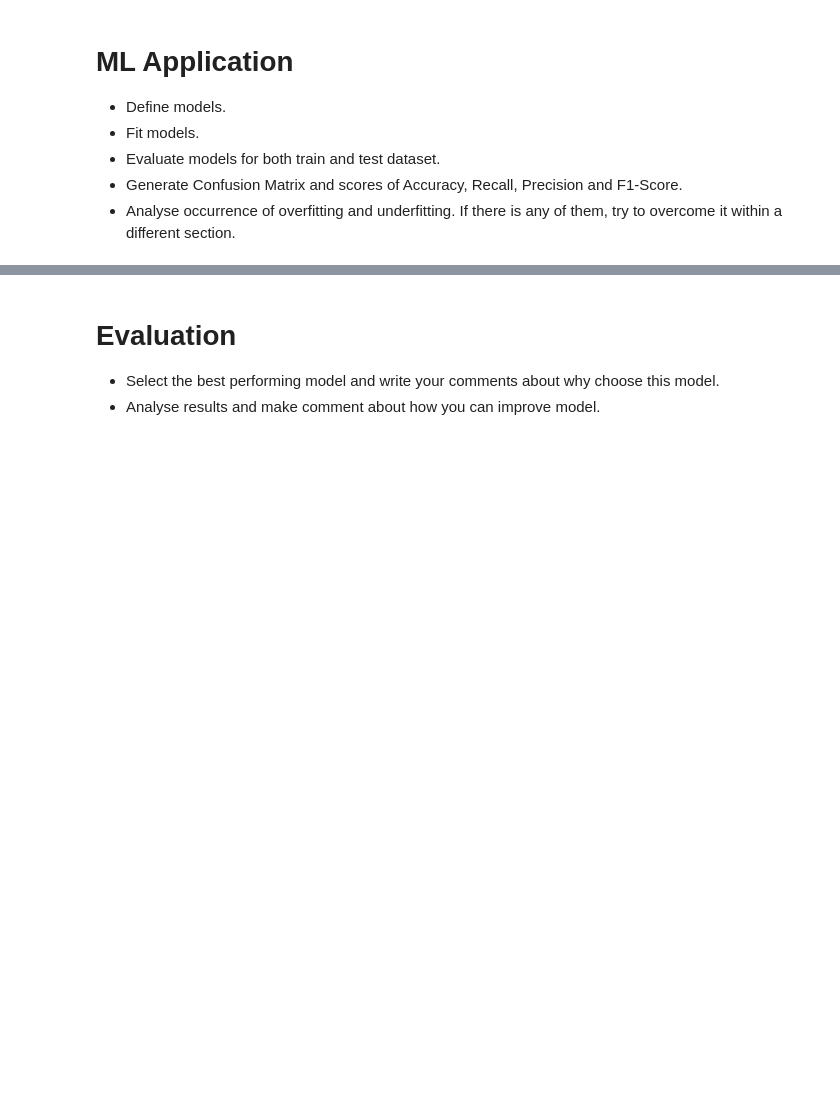
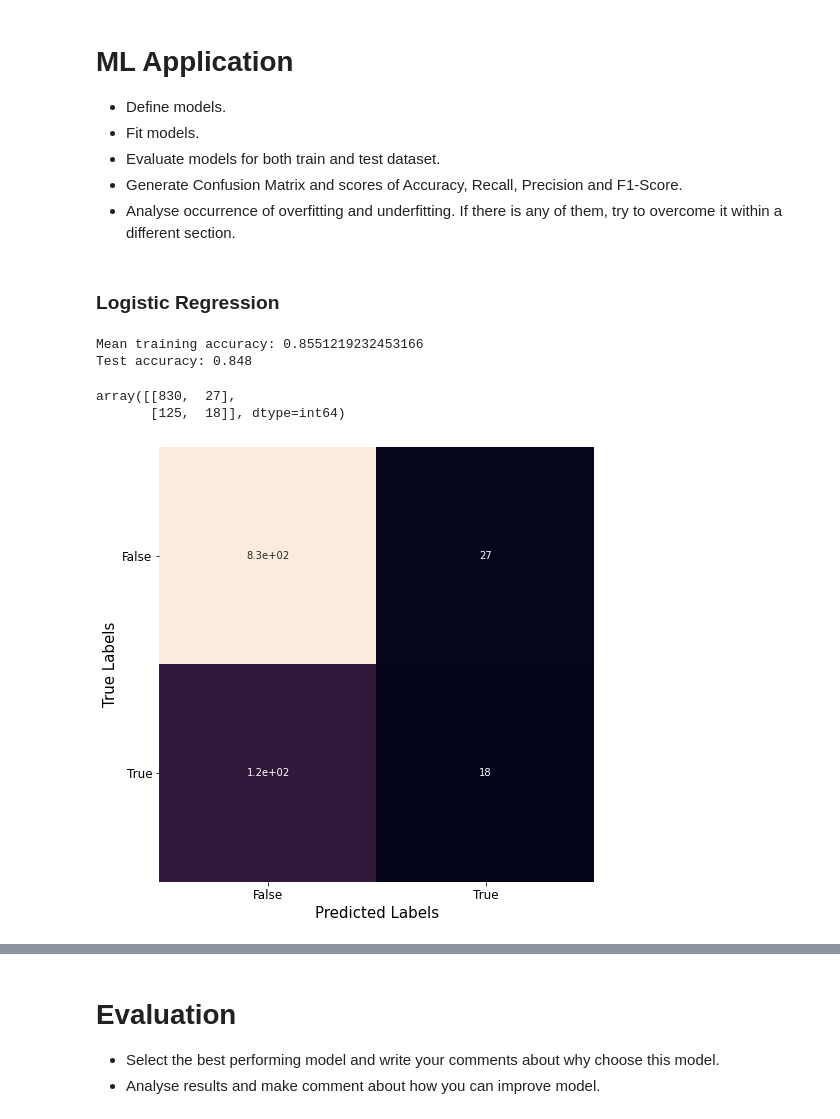
Before and after one commit to KutayAkalin/ML_Course_9-11-20, a Jupyter notebook: Project/09-11-2020 ML Course Nigeria Project 'name'.ipynb, the cells around one changed output, grey strips where cells are left out. Saved outputs shown, nothing was run; the diff lists cells and outputs as text; code cells hidden in the pictures; blank space fills up the shorter version.

```diff
--- a/Project/09-11-2020 ML Course Nigeria Project 'name'.ipynb
+++ b/Project/09-11-2020 ML Course Nigeria Project 'name'.ipynb
@@ -60,0 +239,2 @@ data.head()
+# %%
+X=data.drop('Churn',axis=1)
@@ -60,0 +257,2 @@ data.head()
+# %%
+X_train, X_test, y_train, y_test = train_test_split(X, y, test_size=0.3, random_state=42)
@@ -66,3 +324,32 @@ data.head()
 - Evaluate models for both train and test dataset.
 - Generate Confusion Matrix and scores of Accuracy, Recall, Precision and F1-Score.
 - Analyse occurrence of overfitting and underfitting. If there is any of them, try to overcome it within a different section.
+# %% [markdown]
+### Logistic Regression
+# %%
+models = LogisticRegression(random_state=42, n_jobs=-1)
+cv = cross_validate(models,X_train,y_train,cv = 3, n_jobs=-1, return_estimator=True)
+
+print("Mean training accuracy: {}".format(np.mean(cv['test_score'])))
+print("Test accuracy: {}".format(cv["estimator"][0].score(X_test,y_test)))
+# %% [output]
+Mean training accuracy: 0.8551219232453166
+Test accuracy: 0.848
+# %%
+pred_prob1 = cv["estimator"][0].predict(X_test)
+
+cm = confusion_matrix(y_test, pred_prob1)
+cm
+# %% [output]
+array([[830,  27],
+       [125,  18]], dtype=int64)
+# %%
+plt.figure(figsize=(12, 8))
+ax =sns.heatmap(cm, square=True, annot=True,  cbar=False)
+ax.xaxis.set_ticklabels(["False","True"], fontsize = 12)
+ax.yaxis.set_ticklabels(["False","True"], fontsize = 12, rotation=0)
+ax.set_xlabel('Predicted Labels',fontsize = 15)
+ax.set_ylabel('True Labels',fontsize = 15)
+plt.show()
+# %% [output]
+[figure, added]
```
Also changed, not shown: parts of 39 cells of this notebook.
